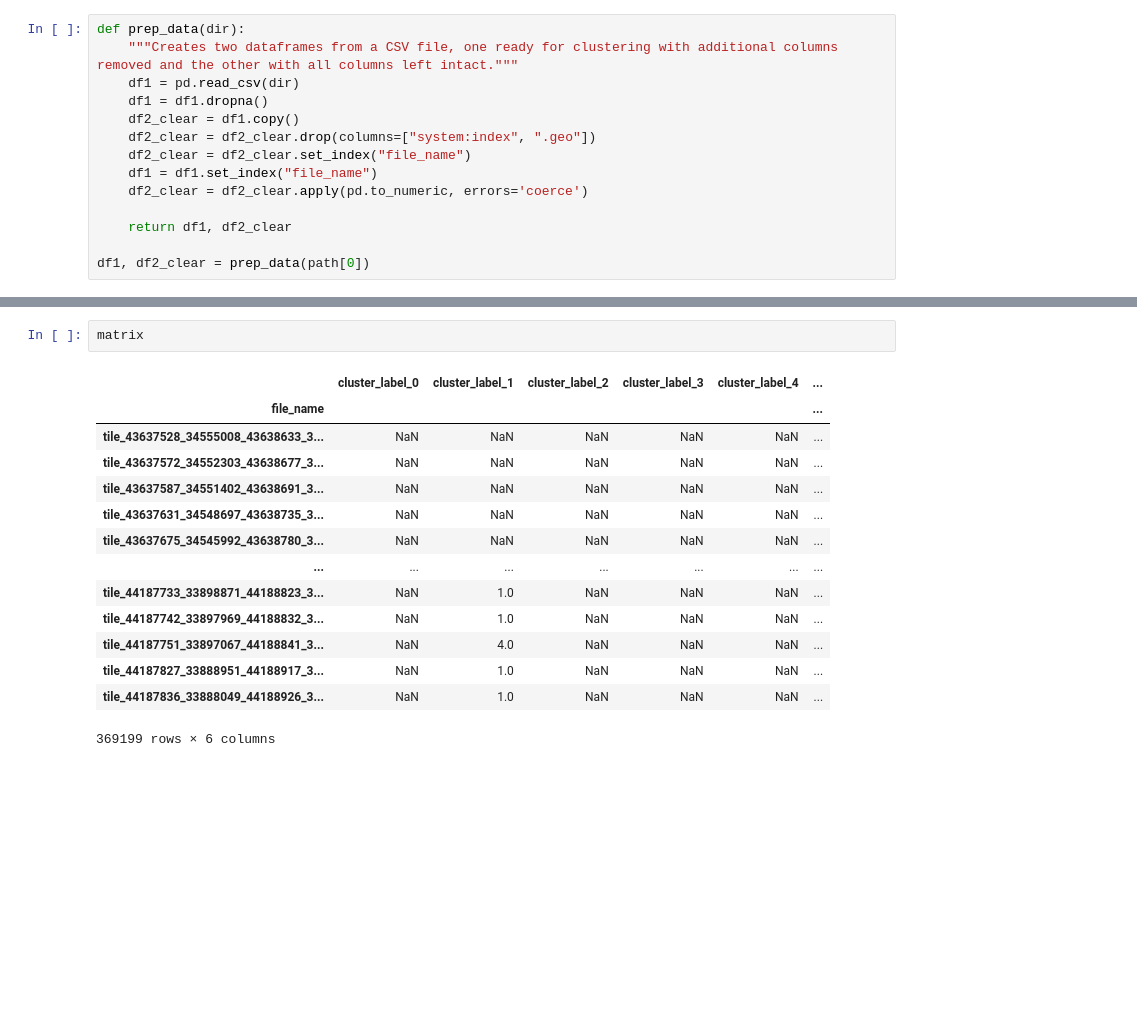
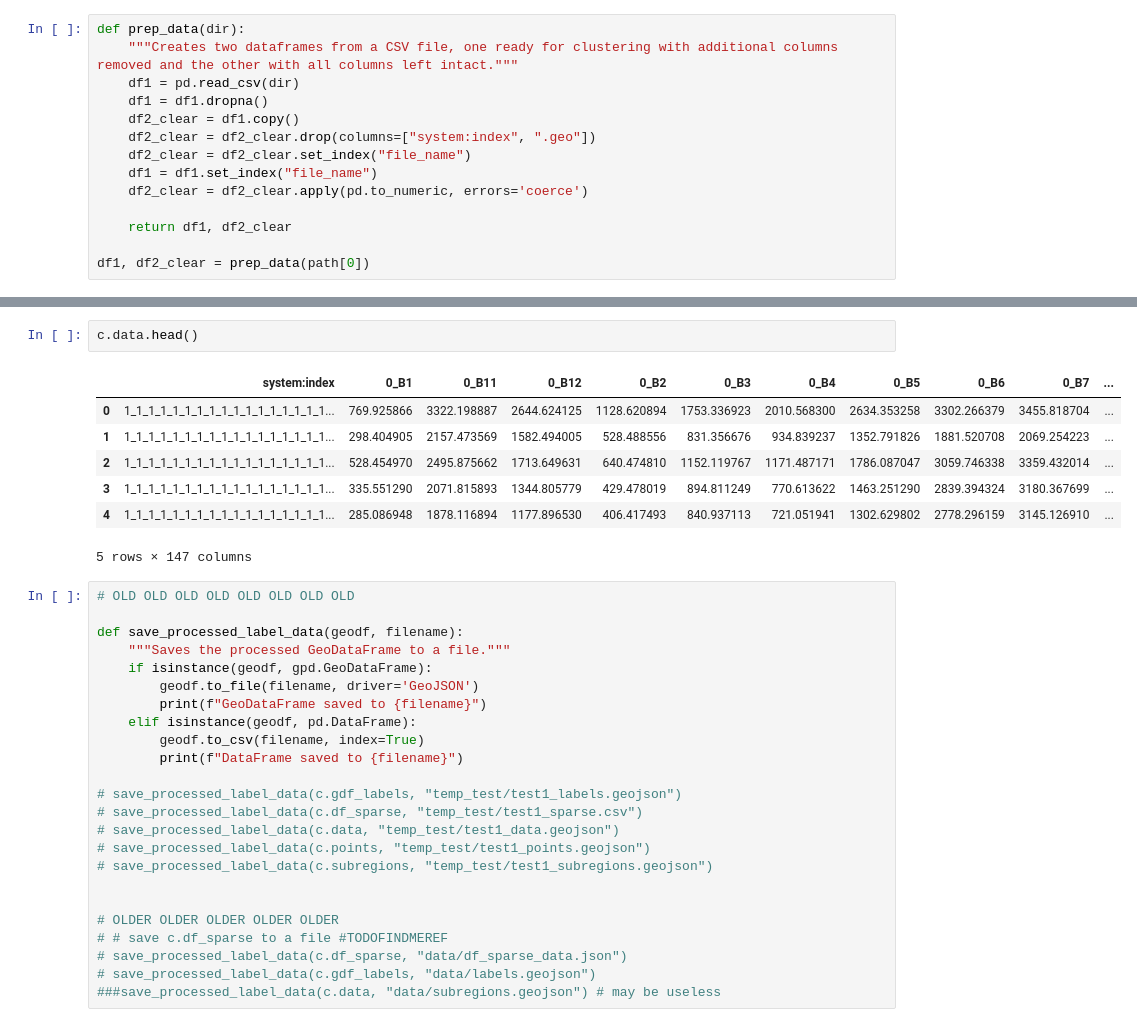
Before and after one commit to JamesChamberlainw/heritage-monitoring-kit, a Jupyter notebook: generate_map.ipynb, the cells around one changed output, grey strips where cells are left out. Cells and saved outputs as stored; diff of their text form; blank space fills up the shorter version.

```diff
--- a/generate_map.ipynb
+++ b/generate_map.ipynb
@@ -1195,17 +1021,34 @@ Clustering 59799 points from subregion.
-# %%
-matrix
-# %% [output]
-|  | cluster_label_0 | cluster_label_1 | cluster_label_2 | cluster_label_3 | cluster_label_4 | ... |
-| file_name |  |  |  |  |  | ... |
-| tile_43637528_34555008_43638633_3... | NaN | NaN | NaN | NaN | NaN | ... |
-| tile_43637572_34552303_43638677_3... | NaN | NaN | NaN | NaN | NaN | ... |
-| tile_43637587_34551402_43638691_3... | NaN | NaN | NaN | NaN | NaN | ... |
-| tile_43637631_34548697_43638735_3... | NaN | NaN | NaN | NaN | NaN | ... |
-| tile_43637675_34545992_43638780_3... | NaN | NaN | NaN | NaN | NaN | ... |
-| ... | ... | ... | ... | ... | ... | ... |
-| tile_44187733_33898871_44188823_3... | NaN | 1.0 | NaN | NaN | NaN | ... |
-| tile_44187742_33897969_44188832_3... | NaN | 1.0 | NaN | NaN | NaN | ... |
-| tile_44187751_33897067_44188841_3... | NaN | 4.0 | NaN | NaN | NaN | ... |
-| tile_44187827_33888951_44188917_3... | NaN | 1.0 | NaN | NaN | NaN | ... |
-| tile_44187836_33888049_44188926_3... | NaN | 1.0 | NaN | NaN | NaN | ... |
-369199 rows × 6 columns
+# %%
+c.data.head()
+# %% [output]
+|  | system:index | 0_B1 | 0_B11 | 0_B12 | 0_B2 | 0_B3 | 0_B4 | 0_B5 | 0_B6 | 0_B7 | ... |
+| 0 | 1_1_1_1_1_1_1_1_1_1_1_1_1_1_1_1_1... | 769.925866 | 3322.198887 | 2644.624125 | 1128.620894 | 1753.336923 | 2010.568300 | 2634.353258 | 3302.266379 | 3455.818704 | ... |
+| 1 | 1_1_1_1_1_1_1_1_1_1_1_1_1_1_1_1_1... | 298.404905 | 2157.473569 | 1582.494005 | 528.488556 | 831.356676 | 934.839237 | 1352.791826 | 1881.520708 | 2069.254223 | ... |
+| 2 | 1_1_1_1_1_1_1_1_1_1_1_1_1_1_1_1_1... | 528.454970 | 2495.875662 | 1713.649631 | 640.474810 | 1152.119767 | 1171.487171 | 1786.087047 | 3059.746338 | 3359.432014 | ... |
+| 3 | 1_1_1_1_1_1_1_1_1_1_1_1_1_1_1_1_1... | 335.551290 | 2071.815893 | 1344.805779 | 429.478019 | 894.811249 | 770.613622 | 1463.251290 | 2839.394324 | 3180.367699 | ... |
+| 4 | 1_1_1_1_1_1_1_1_1_1_1_1_1_1_1_1_1... | 285.086948 | 1878.116894 | 1177.896530 | 406.417493 | 840.937113 | 721.051941 | 1302.629802 | 2778.296159 | 3145.126910 | ... |
+5 rows × 147 columns
+# %%
+# OLD OLD OLD OLD OLD OLD OLD OLD
+
+def save_processed_label_data(geodf, filename):
+    """Saves the processed GeoDataFrame to a file."""
+    if isinstance(geodf, gpd.GeoDataFrame):
+        geodf.to_file(filename, driver='GeoJSON')
+        print(f"GeoDataFrame saved to {filename}")
+    elif isinstance(geodf, pd.DataFrame):
+        geodf.to_csv(filename, index=True)
+        print(f"DataFrame saved to {filename}")
+
+# save_processed_label_data(c.gdf_labels, "temp_test/test1_labels.geojson")
+# save_processed_label_data(c.df_sparse, "temp_test/test1_sparse.csv")
+# save_processed_label_data(c.data, "temp_test/test1_data.geojson")
+# save_processed_label_data(c.points, "temp_test/test1_points.geojson")
+# save_processed_label_data(c.subregions, "temp_test/test1_subregions.geojson")
+
+
+# OLDER OLDER OLDER OLDER OLDER
+# # save c.df_sparse to a file #TODOFINDMEREF
+# save_processed_label_data(c.df_sparse, "data/df_sparse_data.json")
+# save_processed_label_data(c.gdf_labels, "data/labels.geojson")
+###save_processed_label_data(c.data, "data/subregions.geojson") # may be useless
```
Also changed, not shown: parts of 34 cells of this notebook.
